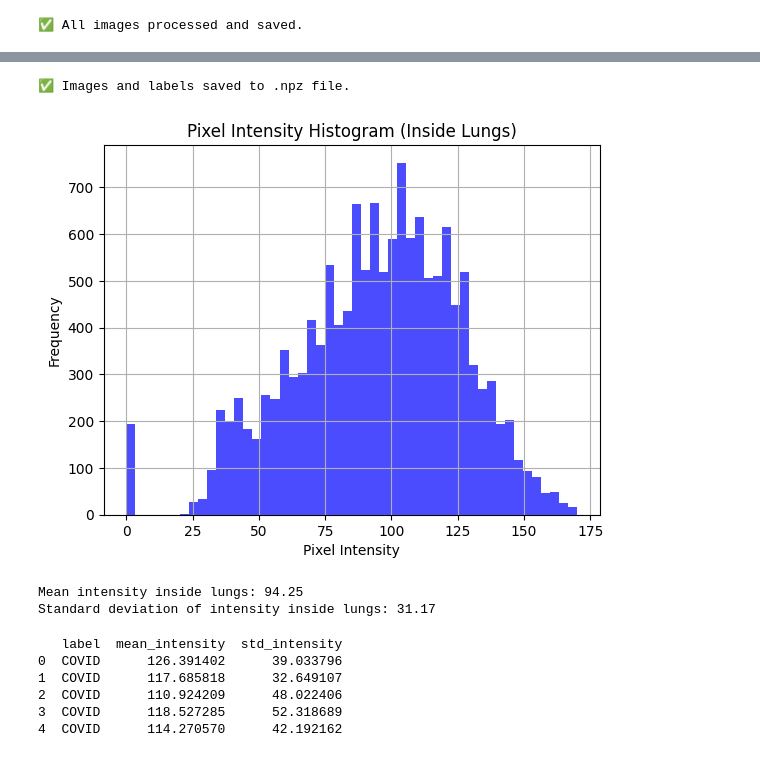
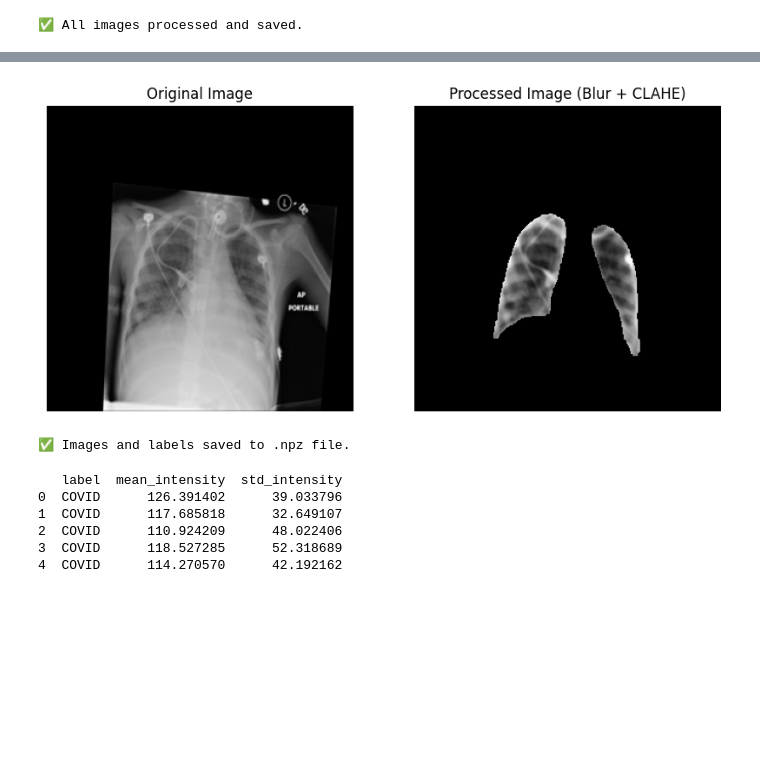
Before and after one commit to SanArfin/CovidXray, a Jupyter notebook: notebooks/Image_transformation.ipynb, the cells around one changed output, grey strips where cells are left out. Cells and saved outputs as stored; diff of their text form; code cells hidden in the pictures; blank space fills up the shorter version.

```diff
--- a/notebooks/Image_transformation.ipynb
+++ b/notebooks/Image_transformation.ipynb
@@ -248,3 +389,43 @@ plt.show()
+# %%
+import cv2
+import matplotlib.pyplot as plt
+
+# Define paths for single image
+image_path = r"C:\Users\arfin\Downloads\covid xray\COVID-19_Radiography_Dataset\COVID-19_Radiography_Dataset\Lung_Opacity\images\Lung_Opacity-99.png"  # Original image path
+processed_image_path = r"C:\Users\arfin\Downloads\processed_xrays\Lung_Opacity\Lung_Opacity-99.png"  # Processed image path
+
+# Load the original and processed images
+original_img = cv2.imread(image_path, cv2.IMREAD_GRAYSCALE)  # Original image
+processed_img = cv2.imread(processed_image_path, cv2.IMREAD_GRAYSCALE)  # Processed image
+
+# Check if images are loaded correctly
+if original_img is None:
+    print(f"Error loading the original image from {image_path}")
+if processed_img is None:
+    print(f"Error loading the processed image from {processed_image_path}")
+
+# Only proceed if both images are loaded successfully
+if original_img is not None and processed_img is not None:
+    # Plotting side by side
+    plt.figure(figsize=(10, 5))
+
+    # Display original image
+    plt.subplot(1, 2, 1)
+    plt.imshow(original_img, cmap='gray')
+    plt.title('Original Image')
+    plt.axis('off')
+
+    # Display processed image
+    plt.subplot(1, 2, 2)
+    plt.imshow(processed_img, cmap='gray')
+    plt.title('Processed Image (Blur + CLAHE)')
+    plt.axis('off')
+
+    plt.show()
+else:
+    print("One or both images failed to load. Please check the file paths.")
+# %% [output]
+[figure, added]
 # %%
 import numpy as np
 import cv2
@@ -279,26 +460,5 @@ print("✅ Images and labels saved to .npz file.")
 # %% [output]
 ✅ Images and labels saved to .npz file.
-# %%
-mask_resized = cv2.resize(mask, (img.shape[1], img.shape[0]), interpolation=cv2.INTER_NEAREST)
-pixels_in_mask = img[mask_resized == 255]
-
-plt.hist(pixels_in_mask, bins=50, color='blue', alpha=0.7)
-plt.title("Pixel Intensity Histogram (Inside Lungs)")
-plt.xlabel("Pixel Intensity")
-plt.ylabel("Frequency")
-plt.grid(True)
-plt.show()
-# %% [output]
-[figure, removed]
-# %%
-mean_intensity = np.mean(pixels_in_mask)
-std_intensity = np.std(pixels_in_mask)
-
-print(f"Mean intensity inside lungs: {mean_intensity:.2f}")
-print(f"Standard deviation of intensity inside lungs: {std_intensity:.2f}")
-# %% [output]
-Mean intensity inside lungs: 94.25
-Standard deviation of intensity inside lungs: 31.17
 # %%
 import numpy as np
 import pandas as pd
```
Also changed, not shown: parts of 13 cells of this notebook.
